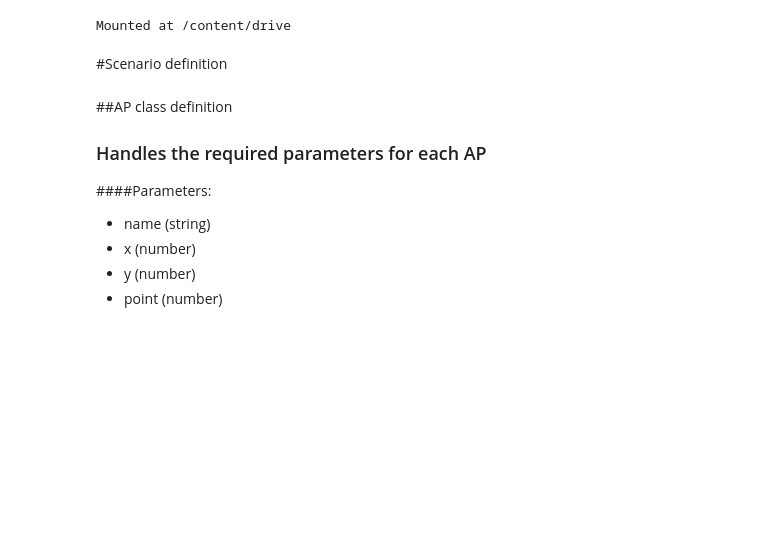
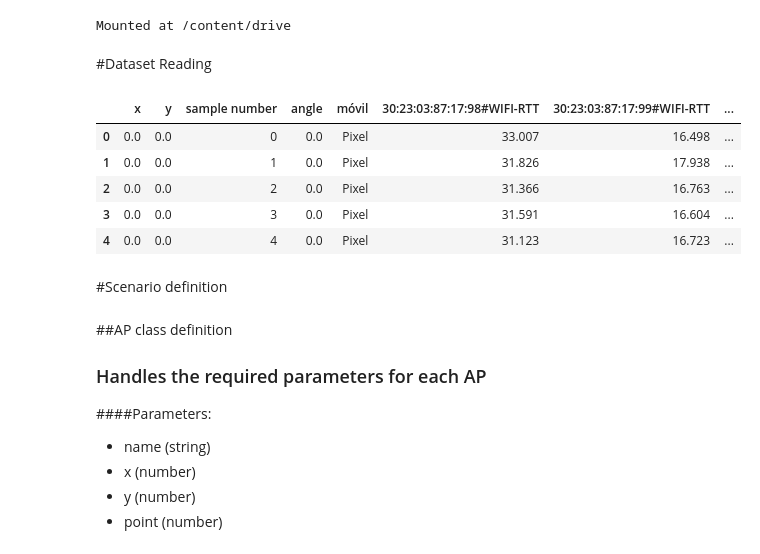
Before and after one commit to carlogattuso/Indoor_Positioning_RTT_GPR, a Jupyter notebook: psfm_gpr.ipynb, the cells around one changed output. Saved outputs shown, nothing was run; the diff lists cells and outputs as text; code cells hidden in the pictures; blank space fills up the shorter version.

```diff
--- a/psfm_gpr.ipynb
+++ b/psfm_gpr.ipynb
@@ -28,6 +28,22 @@ from google.colab import drive
 drive.mount('/content/drive', force_remount=True)
 # %% [output]
 Mounted at /content/drive
+# %% [markdown]
+#Dataset Reading
+# %%
+"""
+File reading
+"""
+df = pd.read_csv('/content/drive/MyDrive/GPR/data/Meas_Sala_Actos/SalaActos_todos.csv', sep = ",", index_col=False, encoding='latin-1')
+df = df.replace(to_replace = -100, value = np.nan)
+df.head()
+# %% [output]
+|  | x | y | sample number | angle | móvil | 30:23:03:87:17:98#WIFI-RTT | 30:23:03:87:17:99#WIFI-RTT | ... |
+| 0 | 0.0 | 0.0 | 0 | 0.0 | Pixel | 33.007 | 16.498 | ... |
+| 1 | 0.0 | 0.0 | 1 | 0.0 | Pixel | 31.826 | 17.938 | ... |
+| 2 | 0.0 | 0.0 | 2 | 0.0 | Pixel | 31.366 | 16.763 | ... |
+| 3 | 0.0 | 0.0 | 3 | 0.0 | Pixel | 31.591 | 16.604 | ... |
+| 4 | 0.0 | 0.0 | 4 | 0.0 | Pixel | 31.123 | 16.723 | ... |
 # %% [markdown]
 #Scenario definition
 # %% [markdown]
```
Also changed, not shown: parts of 28 cells of this notebook.
